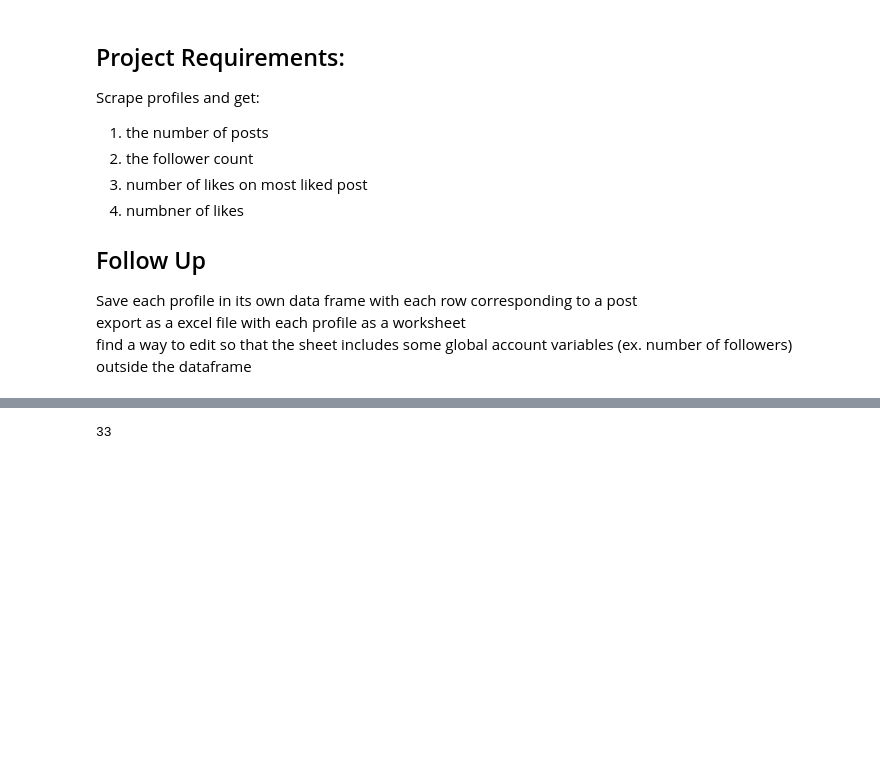
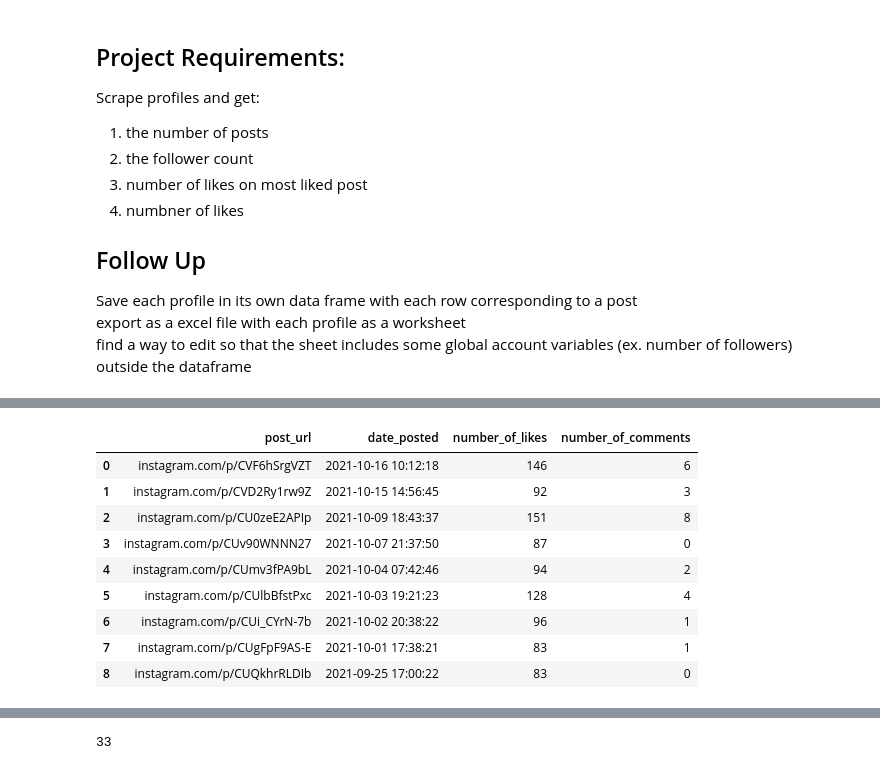
Before and after one commit to albert239825/InstagramScraper, a Jupyter notebook: InstagramScraperTest.ipynb, the cells around one changed output, grey strips where cells are left out. Saved outputs shown, nothing was run; the diff lists cells and outputs as text; code cells hidden in the pictures; blank space fills up the shorter version.

```diff
--- a/InstagramScraperTest.ipynb
+++ b/InstagramScraperTest.ipynb
@@ -167,0 +176,13 @@ Post posted on 2021-09-23 08:43:16, after the deadline
+# %%
+users_df[4]
+# %% [output]
+|  | post_url | date_posted | number_of_likes | number_of_comments |
+| 0 | instagram.com/p/CVF6hSrgVZT | 2021-10-16 10:12:18 | 146 | 6 |
+| 1 | instagram.com/p/CVD2Ry1rw9Z | 2021-10-15 14:56:45 | 92 | 3 |
+| 2 | instagram.com/p/CU0zeE2APIp | 2021-10-09 18:43:37 | 151 | 8 |
+| 3 | instagram.com/p/CUv90WNNN27 | 2021-10-07 21:37:50 | 87 | 0 |
+| 4 | instagram.com/p/CUmv3fPA9bL | 2021-10-04 07:42:46 | 94 | 2 |
+| 5 | instagram.com/p/CUlbBfstPxc | 2021-10-03 19:21:23 | 128 | 4 |
+| 6 | instagram.com/p/CUi_CYrN-7b | 2021-10-02 20:38:22 | 96 | 1 |
+| 7 | instagram.com/p/CUgFpF9AS-E | 2021-10-01 17:38:21 | 83 | 1 |
+| 8 | instagram.com/p/CUQkhrRLDIb | 2021-09-25 17:00:22 | 83 | 0 |
```
Also changed, not shown: parts of 11 cells of this notebook, 1 other file.
